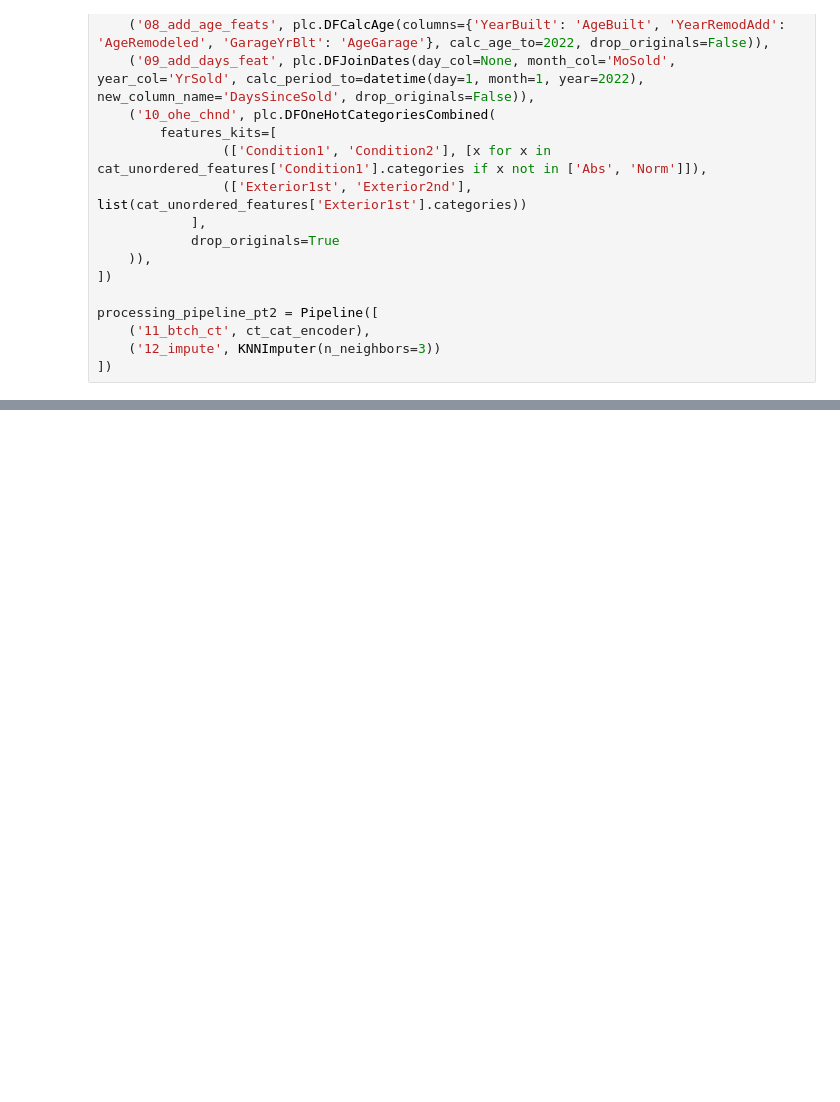
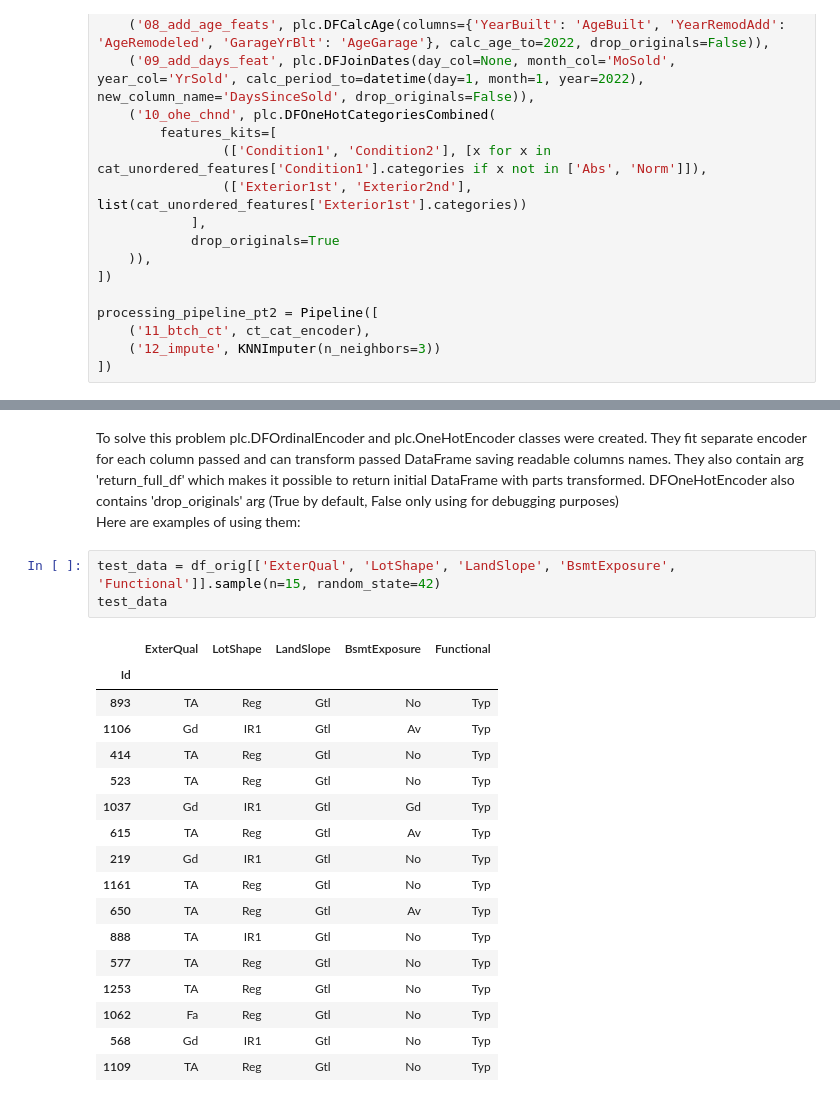
Before and after one commit to sharuhinda/adv_regression_example, a Jupyter notebook: 02_data_clean_prepare.ipynb, the cells around one changed output, grey strips where cells are left out. Drawn from its saved outputs; the diff is of its cells as text; blank space fills up the shorter version.

```diff
--- a/data_clean_prepare.ipynb
+++ b/02_data_clean_prepare.ipynb
@@ -832,0 +919,24 @@ And it's done
+# %% [markdown]
+To solve this problem plc.DFOrdinalEncoder and plc.OneHotEncoder classes were created. They fit separate encoder for each column passed and can transform passed DataFrame saving readable columns names. They also contain arg 'return_full_df' which makes it possible to return initial DataFrame with parts transformed. DFOneHotEncoder also contains 'drop_originals' arg (True by default, False only using for debugging purposes)
+Here are examples of using them:
+# %%
+test_data = df_orig[['ExterQual', 'LotShape', 'LandSlope', 'BsmtExposure', 'Functional']].sample(n=15, random_state=42)
+test_data
+# %% [output]
+|  | ExterQual | LotShape | LandSlope | BsmtExposure | Functional |
+| Id |  |  |  |  |  |
+| 893 | TA | Reg | Gtl | No | Typ |
+| 1106 | Gd | IR1 | Gtl | Av | Typ |
+| 414 | TA | Reg | Gtl | No | Typ |
+| 523 | TA | Reg | Gtl | No | Typ |
+| 1037 | Gd | IR1 | Gtl | Gd | Typ |
+| 615 | TA | Reg | Gtl | Av | Typ |
+| 219 | Gd | IR1 | Gtl | No | Typ |
+| 1161 | TA | Reg | Gtl | No | Typ |
+| 650 | TA | Reg | Gtl | Av | Typ |
+| 888 | TA | IR1 | Gtl | No | Typ |
+| 577 | TA | Reg | Gtl | No | Typ |
+| 1253 | TA | Reg | Gtl | No | Typ |
+| 1062 | Fa | Reg | Gtl | No | Typ |
+| 568 | Gd | IR1 | Gtl | No | Typ |
+| 1109 | TA | Reg | Gtl | No | Typ |
```
Also changed, not shown: parts of 32 cells of this notebook, 13 other files.
